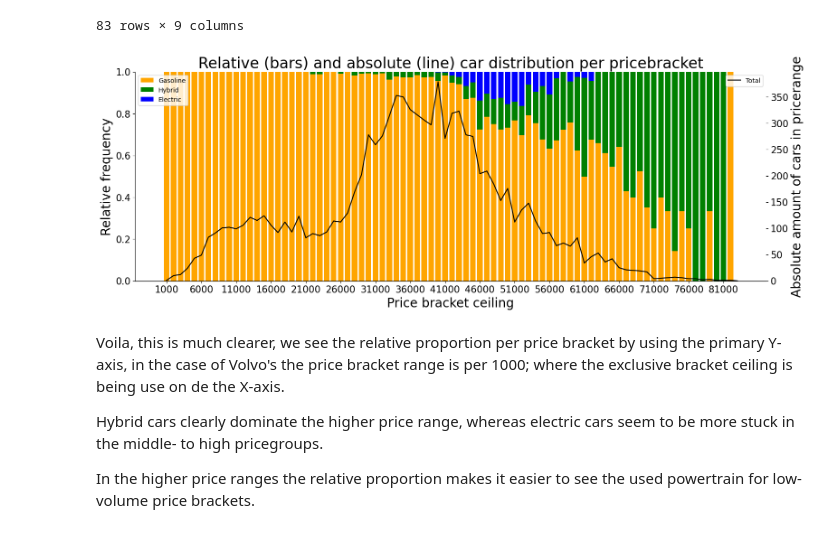
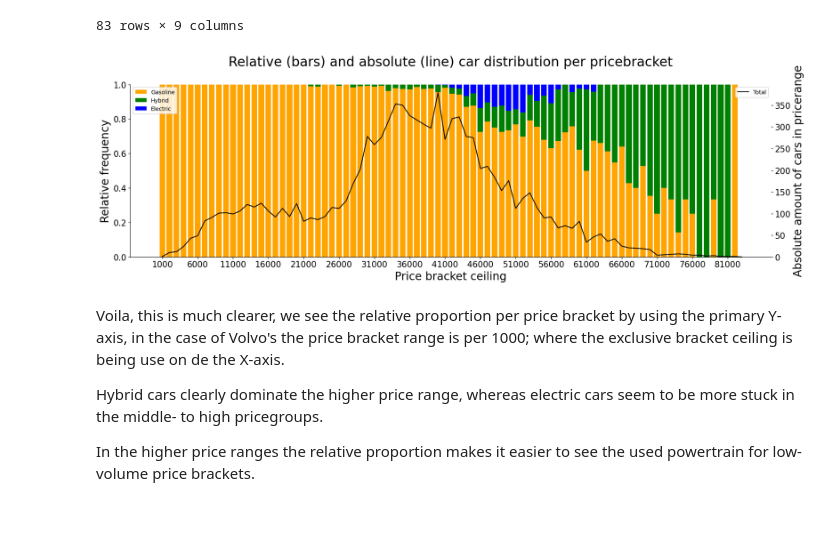
Before and after one commit to Frederic-P/evaluatie-statiestiek, a Jupyter notebook: notebooks/autoproductie.ipynb, the cells around one changed output. Saved outputs shown, nothing was run; the diff lists cells and outputs as text; code cells hidden in the pictures.

```diff
--- a/notebooks/autoproductie.ipynb
+++ b/notebooks/autoproductie.ipynb
@@ -299,35 +302,36 @@ maxprices = df_relative_brand_fueltype.maxprice
 gasoline = df_relative_brand_fueltype.Gasoline_relative
 hybrid = df_relative_brand_fueltype.Hybrid_relative
 electric = df_relative_brand_fueltype.Electric_relative
 
 fig, ax = plt.subplots(figsize=(18, 6))
 index = np.arange(len(maxprices))
 gas = 'Gasoline'
 elec = 'Electric'
 hyb = 'Hybrid'
 
 plt.bar(index, gasoline, color=fuel_colors[gas], label=gas)
 plt.bar(index, hybrid, bottom=gasoline, color=fuel_colors[hyb], label=hyb)
 plt.bar(index, electric, bottom=np.array(gasoline) + np.array(hybrid), color=fuel_colors[elec], label=elec)
 
 plt.xticks(index[::5], maxprices[::5])
 plt.xlabel('Price bracket ceiling')
 plt.ylabel('Relative frequency')
 
 #second axis for total amount of cars per pricebracket
 ax2 = ax.twinx()
 ax2.plot(df_relative_brand_fueltype.total, color='black', label='Total')
 ax2.set_ylabel('Absolute amount of cars in pricerange')
 ax2.tick_params(axis='y', labelcolor='black')
 ax2.legend(loc='upper right')
 ax.legend(loc='upper left')
 ax2.set_ylim(0, df_relative_brand_fueltype.total.max()*1.05)
 
 # Show plot
-plt.title('Relative (bars) and absolute (line) car distribution per pricebracket')
+plt.title('Relative (bars) and absolute (line) car distribution per pricebracket\n')
+plt.tight_layout()
 plt.show()
 # %% [output]
-[figure, old version]
+[figure, new version]
 # %% [markdown]
 Voila, this is much clearer, we see the relative proportion per price bracket by using the primary Y-axis, in the case of Volvo's the price bracket range is per 1000; where the exclusive bracket ceiling is being use on de the X-axis.
 
```
Also changed, not shown: parts of 7 cells of this notebook, 7 other files.
